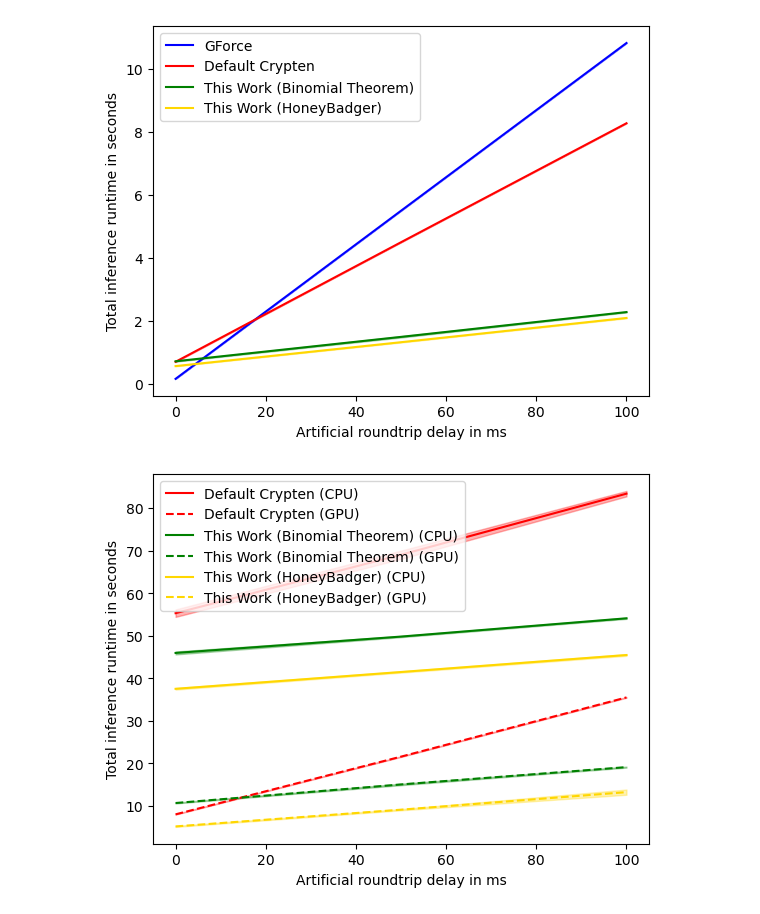
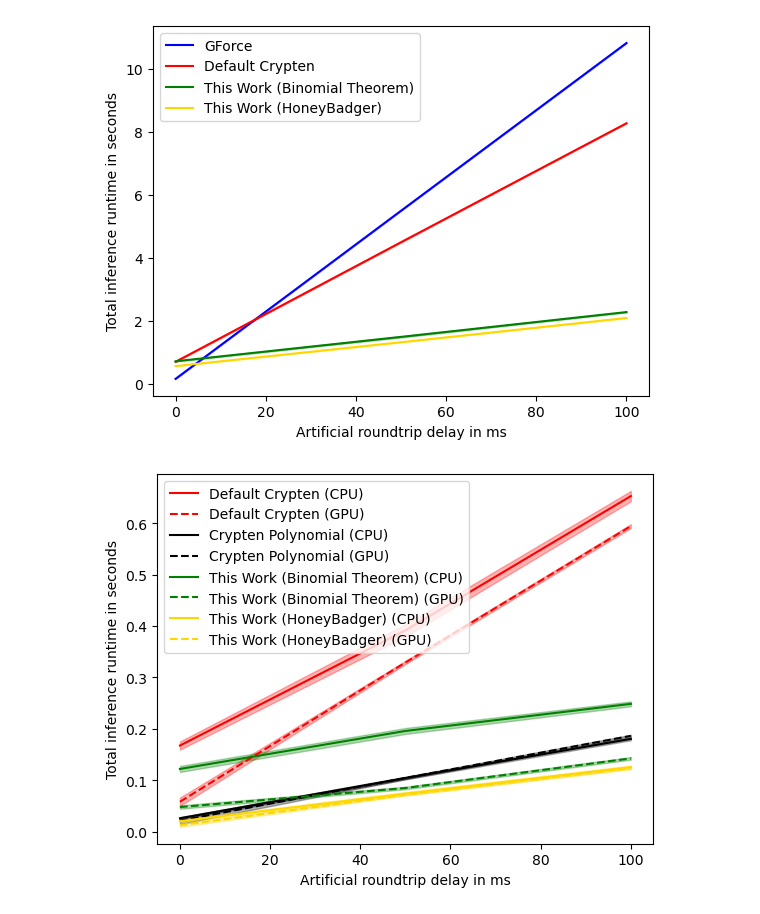
Before and after one commit to D-Diaa/CrypTen-ESPN, a Jupyter notebook: notebooks/plots.ipynb, the cells around one changed output. Cells and saved outputs as stored; diff of their text form; code cells hidden in the pictures.

Commit message:
plotting

```diff
--- a/notebooks/plots.ipynb
+++ b/notebooks/plots.ipynb
@@ -5,7 +5,7 @@ import yaml
 import matplotlib.pyplot as plt
 import numpy as np
 # %%
-datasets = ["cifar10", "cifar100", "imagenet"]
+datasets = ["cifar10", "cifar100", "imagenet", "relus"]
 # configs = ["default12", "crypten12", "gforce", "coinn", "honeybadger12", "florian12"]
 names = {
     "honeybadger12": 'This Work (HoneyBadger)',
@@ -86,7 +86,7 @@ plot_model(models['cifar10'][3], reject=['crypten12'], add_device=False)
 # %% [output]
 [figure]
 # %%
-results = get_all_results(models['imagenet'][0]) + get_all_results(models['imagenet'][1])
-plot_results(results, reject=['crypten12'], add_device=True, plot_path="../plots/imagenet_all.png")
+results = get_all_results(models['relus'][0]) + get_all_results(models['relus'][1])
+plot_results(results, add_device=True, plot_path="../plots/relus_all.png")
 # %% [output]
-[figure, old version]
+[figure, new version]
```
Also changed, not shown: parts of 1 cell of this notebook.
